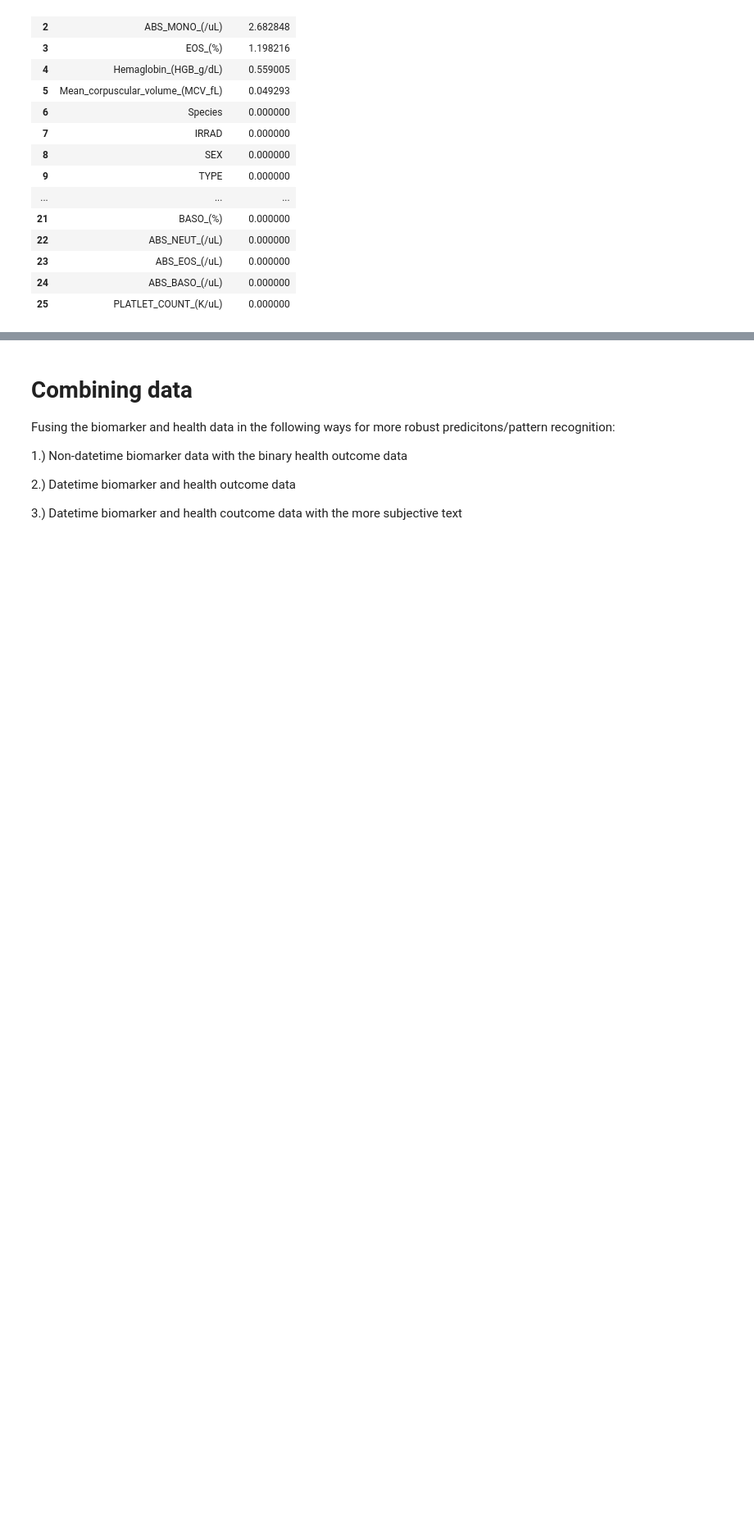
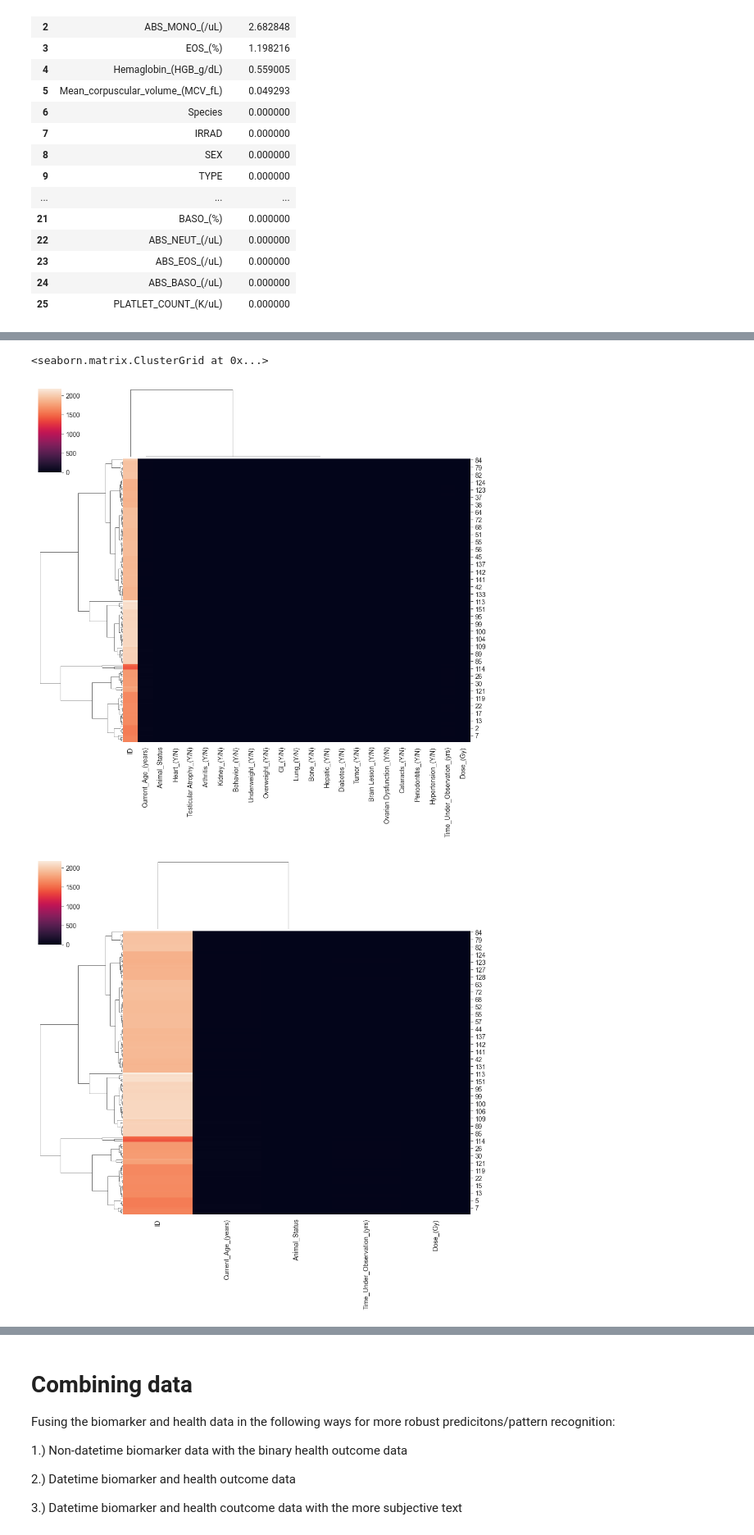
Before and after one commit to aidan-lew/monkey_health, a Jupyter notebook: B_monkeys.ipynb, the cells around one changed output, grey strips where cells are left out. Shown at 82% size. Cells and saved outputs as stored; diff of their text form; code cells hidden in the pictures; blank space fills up the shorter version.

```diff
--- a/B_monkeys.ipynb
+++ b/B_monkeys.ipynb
@@ -571,0 +579,6 @@ Using Regression for predicitng values generates more accurate (based on iterati
+# %%
+minmod_health_monkey_df.copy()
+clust_health_df = minmod_health_monkey_df
+
+clust_health_df = clust_health_df.drop(['Irrad_Age_(months)','Years_Since_Irrad'],axis=1)
+clust_health_df.head()
@@ -571,0 +635,5 @@ Using Regression for predicitng values generates more accurate (based on iterati
+# %%
+clust_health_df.copy()
+small_health_df = clust_health_df[['ID','Time_Under_Observation_(yrs)','Dose_(Gy)',
+                                   'Current_Age_(years)','Animal_Status']]
+small_health_df.head(2)
@@ -571,0 +663,11 @@ Using Regression for predicitng values generates more accurate (based on iterati
+# %%
+# Clustering based on the health statuses of the monkey
+sns.clustermap(clust_health_df
+              )
+
+sns.clustermap(small_health_df
+              )
+# %% [output]
+<seaborn.matrix.ClusterGrid at 0x...>
+[figure, added]
+[figure, added]
```
Also changed, not shown: parts of 14 cells of this notebook.
